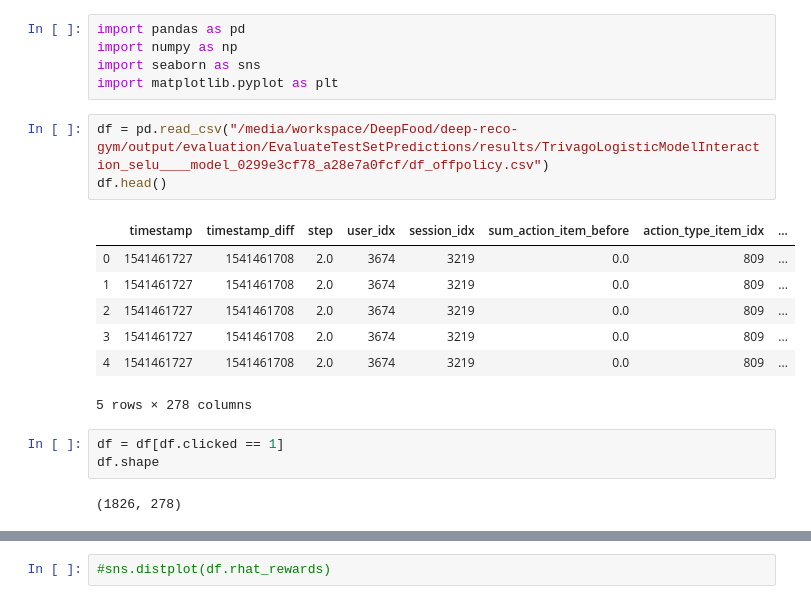
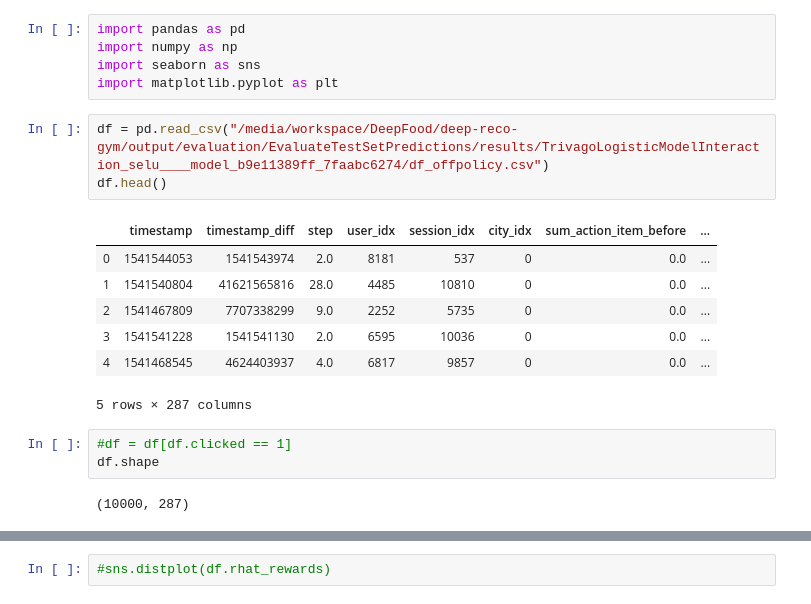
Before and after one commit to deeplearningbrasil/mars-gym, a Jupyter notebook: notebooks/Offpolicy.ipynb, the cells around one changed output, grey strips where cells are left out. Drawn from its saved outputs; the diff is of its cells as text.

```diff
--- a/notebooks/Offpolicy.ipynb
+++ b/notebooks/Offpolicy.ipynb
@@ -4,18 +4,18 @@ import numpy as np
 import seaborn as sns
 import matplotlib.pyplot as plt
 # %%
-df = pd.read_csv("/media/workspace/DeepFood/deep-reco-gym/output/evaluation/EvaluateTestSetPredictions/results/TrivagoLogisticModelInteraction_selu____model_0299e3cf78_a28e7a0fcf/df_offpolicy.csv")
+df = pd.read_csv("/media/workspace/DeepFood/deep-reco-gym/output/evaluation/EvaluateTestSetPredictions/results/TrivagoLogisticModelInteraction_selu____model_b9e11389ff_7faabc6274/df_offpolicy.csv")
 df.head()
 # %% [output]
-|  | timestamp | timestamp_diff | step | user_idx | session_idx | sum_action_item_before | action_type_item_idx | ... |
-| 0 | 1541461727 | 1541461708 | 2.0 | 3674 | 3219 | 0.0 | 809 | ... |
-| 1 | 1541461727 | 1541461708 | 2.0 | 3674 | 3219 | 0.0 | 809 | ... |
-| 2 | 1541461727 | 1541461708 | 2.0 | 3674 | 3219 | 0.0 | 809 | ... |
-| 3 | 1541461727 | 1541461708 | 2.0 | 3674 | 3219 | 0.0 | 809 | ... |
-| 4 | 1541461727 | 1541461708 | 2.0 | 3674 | 3219 | 0.0 | 809 | ... |
+|  | timestamp | timestamp_diff | step | user_idx | session_idx | city_idx | sum_action_item_before | ... |
+| 0 | 1541544053 | 1541543974 | 2.0 | 8181 | 537 | 0 | 0.0 | ... |
+| 1 | 1541540804 | 41621565816 | 28.0 | 4485 | 10810 | 0 | 0.0 | ... |
+| 2 | 1541467809 | 7707338299 | 9.0 | 2252 | 5735 | 0 | 0.0 | ... |
+| 3 | 1541541228 | 1541541130 | 2.0 | 6595 | 10036 | 0 | 0.0 | ... |
+| 4 | 1541468545 | 4624403937 | 4.0 | 6817 | 9857 | 0 | 0.0 | ... |
-5 rows × 278 columns
+5 rows × 287 columns
 # %%
-df = df[df.clicked == 1]
+#df = df[df.clicked == 1]
 df.shape
 # %% [output]
-(1826, 278)
+(10000, 287)
```
Also changed, not shown: parts of 49 cells of this notebook, 4 other files.
